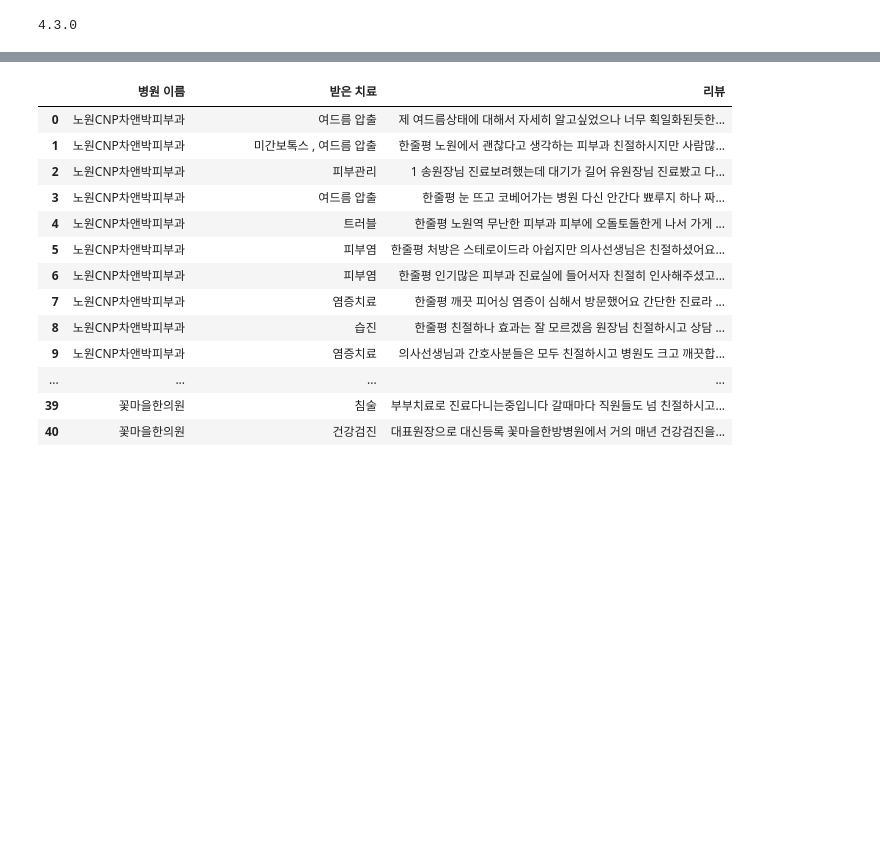
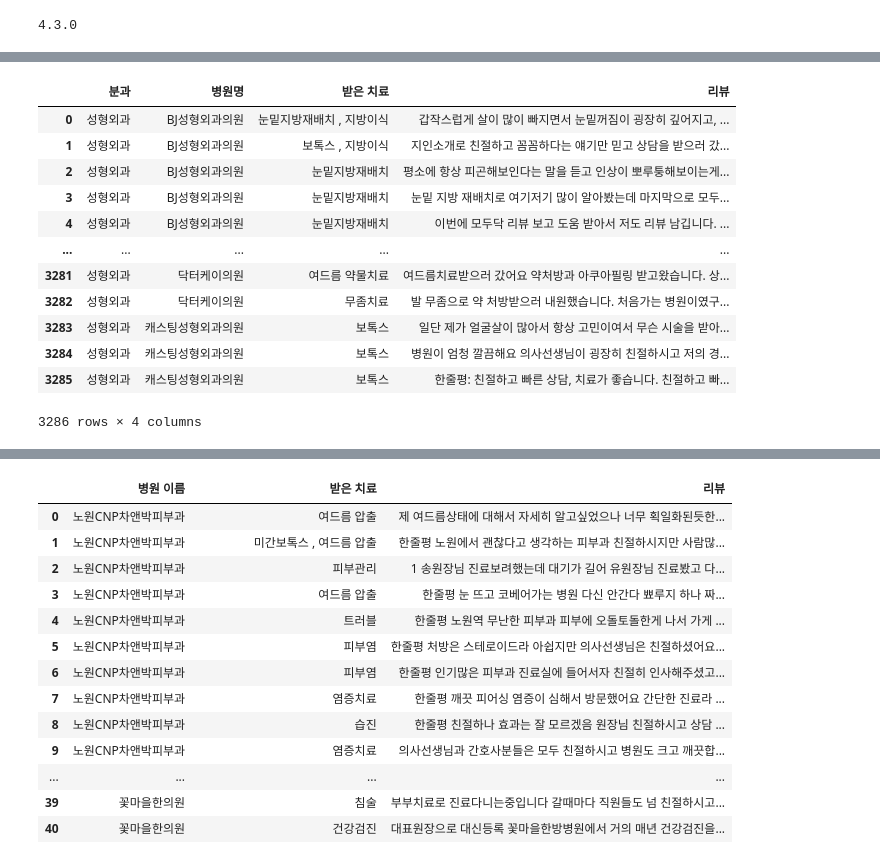
Before and after one commit to seonghyunJung/Crawling-Module, a Jupyter notebook: Crawling Module2(Modoodoc).ipynb, the cells around one changed output, grey strips where cells are left out. Saved outputs shown, nothing was run; the diff lists cells and outputs as text; code cells hidden in the pictures; blank space fills up the shorter version.

```diff
--- a/Crawling Module2(Modoodoc).ipynb
+++ b/Crawling Module2(Modoodoc).ipynb
@@ -553,0 +429,23 @@ def merge_excel_files(file_list, save_name):
+# %%
+# 데이터 프레임 생성 및 데이터 입력
+df = pd.DataFrame(columns = ['분과', '병원명', '받은 치료', '리뷰'])
+num = len(data)
+
+for i in range(num):
+    df.loc[i]=data[i]
+
+df
+# %% [output]
+|  | 분과 | 병원명 | 받은 치료 | 리뷰 |
+| 0 | 성형외과 | BJ성형외과의원 | 눈밑지방재배치 , 지방이식 | 갑작스럽게 살이 많이 빠지면서 눈밑꺼짐이 굉장히 깊어지고, ... |
+| 1 | 성형외과 | BJ성형외과의원 | 보톡스 , 지방이식 | 지인소개로 친절하고 꼼꼼하다는 얘기만 믿고 상담을 받으러 갔... |
+| 2 | 성형외과 | BJ성형외과의원 | 눈밑지방재배치 | 평소에 항상 피곤해보인다는 말을 듣고 인상이 뽀루퉁해보이는게... |
+| 3 | 성형외과 | BJ성형외과의원 | 눈밑지방재배치 | 눈밑 지방 재배치로 여기저기 많이 알아봤는데 마지막으로 모두... |
+| 4 | 성형외과 | BJ성형외과의원 | 눈밑지방재배치 | 이번에 모두닥 리뷰 보고 도움 받아서 저도 리뷰 남깁니다. ... |
+| ... | ... | ... | ... | ... |
+| 3281 | 성형외과 | 닥터케이의원 | 여드름 약물치료 | 여드름치료받으러 갔어요 약처방과 아쿠아필링 받고왔습니다. 상... |
+| 3282 | 성형외과 | 닥터케이의원 | 무좀치료 | 발 무좀으로 약 처방받으러 내원했습니다. 처음가는 병원이였구... |
+| 3283 | 성형외과 | 캐스팅성형외과의원 | 보톡스 | 일단 제가 얼굴살이 많아서 항상 고민이여서 무슨 시술을 받아... |
+| 3284 | 성형외과 | 캐스팅성형외과의원 | 보톡스 | 병원이 엄청 깔끔해요 의사선생님이 굉장히 친절하시고 저의 경... |
+| 3285 | 성형외과 | 캐스팅성형외과의원 | 보톡스 | 한줄평: 친절하고 빠른 상담, 치료가 좋습니다. 친절하고 빠... |
+3286 rows × 4 columns
```
Also changed, not shown: parts of 25 cells of this notebook, 16 other files.
